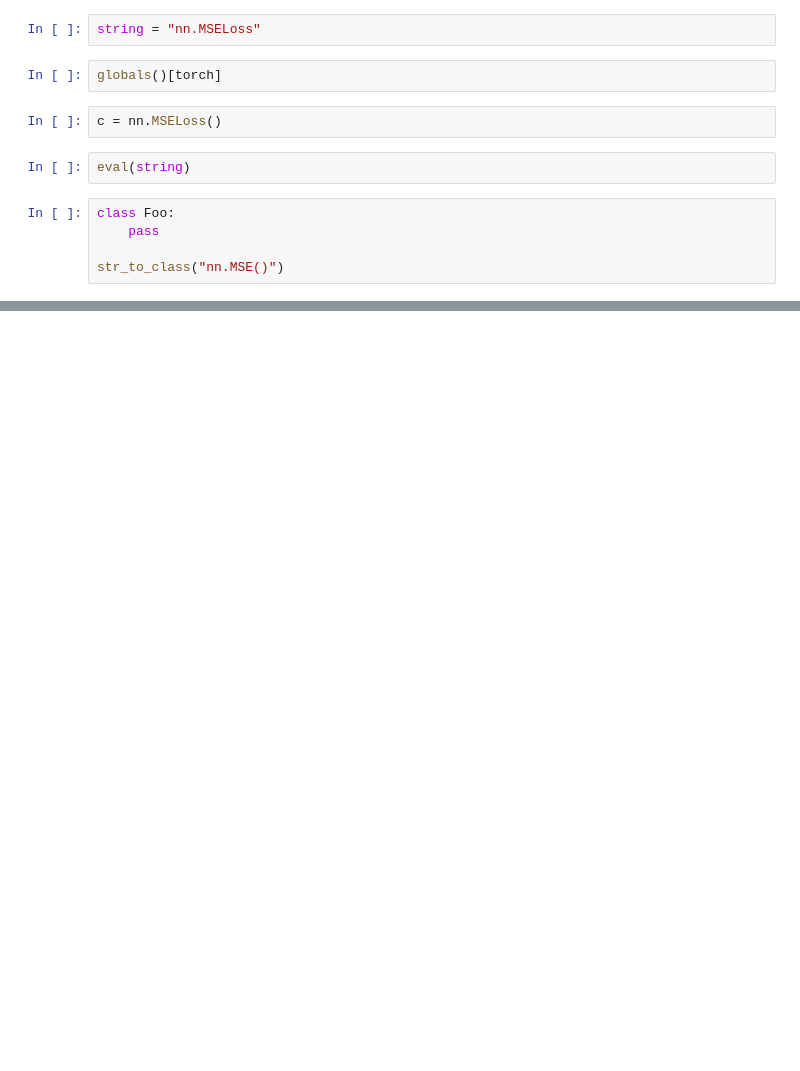
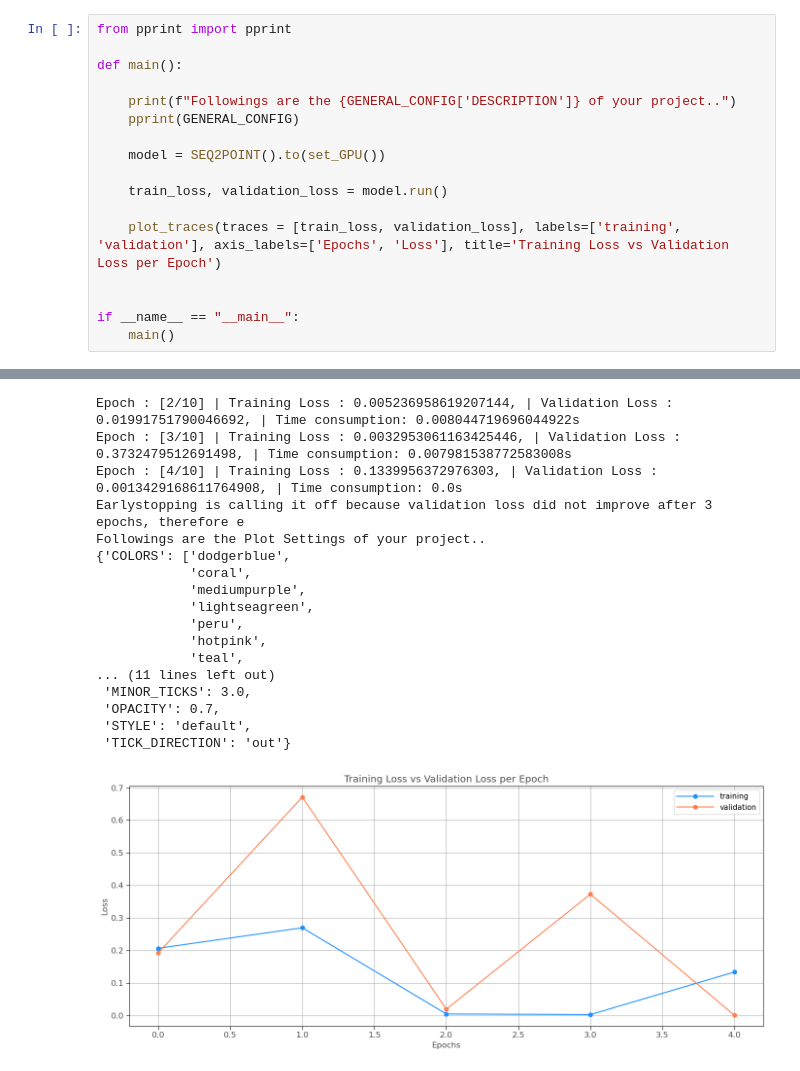
Before and after one commit to mahnoor-shahid/seq2point, a Jupyter notebook: main.ipynb, the cells around one changed output, grey strips where cells are left out. Cells and saved outputs as stored; diff of their text form; blank space fills up the shorter version.

Commit message:
saving model is working

```diff
--- a/main.ipynb
+++ b/main.ipynb
@@ -134,13 +13,18 @@ import torch.nn as nn
-# %%
-string = "nn.MSELoss"
-# %%
-globals()[torch]
-# %%
-c = nn.MSELoss()
-# %%
-eval(string)
-# %%
-class Foo:
-    pass
-
-str_to_class("nn.MSE()")
+# %%
+from pprint import pprint
+
+def main():
+
+    print(f"Followings are the {GENERAL_CONFIG['DESCRIPTION']} of your project..")
+    pprint(GENERAL_CONFIG)
+
+    model = SEQ2POINT().to(set_GPU())
+
+    train_loss, validation_loss = model.run()
+
+    plot_traces(traces = [train_loss, validation_loss], labels=['training', 'validation'], axis_labels=['Epochs', 'Loss'], title='Training Loss vs Validation Loss per Epoch')
+
+
+if __name__ == "__main__":
+    main()
+# %% [output]
@@ -146,0 +48,18 @@ str_to_class("nn.MSE()")
+Epoch : [2/10] | Training Loss : 0.005236958619207144, | Validation Loss : 0.01991751790046692, | Time consumption: 0.008044719696044922s
+Epoch : [3/10] | Training Loss : 0.0032953061163425446, | Validation Loss : 0.3732479512691498, | Time consumption: 0.007981538772583008s
+Epoch : [4/10] | Training Loss : 0.1339956372976303, | Validation Loss : 0.0013429168611764908, | Time consumption: 0.0s
+Earlystopping is calling it off because validation loss did not improve after 3 epochs, therefore e
+Followings are the Plot Settings of your project..
+{'COLORS': ['dodgerblue',
+            'coral',
+            'mediumpurple',
+            'lightseagreen',
+            'peru',
+            'hotpink',
+            'teal',
+... (11 lines left out)
+ 'MINOR_TICKS': 3.0,
+ 'OPACITY': 0.7,
+ 'STYLE': 'default',
+ 'TICK_DIRECTION': 'out'}
+[figure, added]
```
Also changed, not shown: parts of 10 cells of this notebook, 7 other files.
